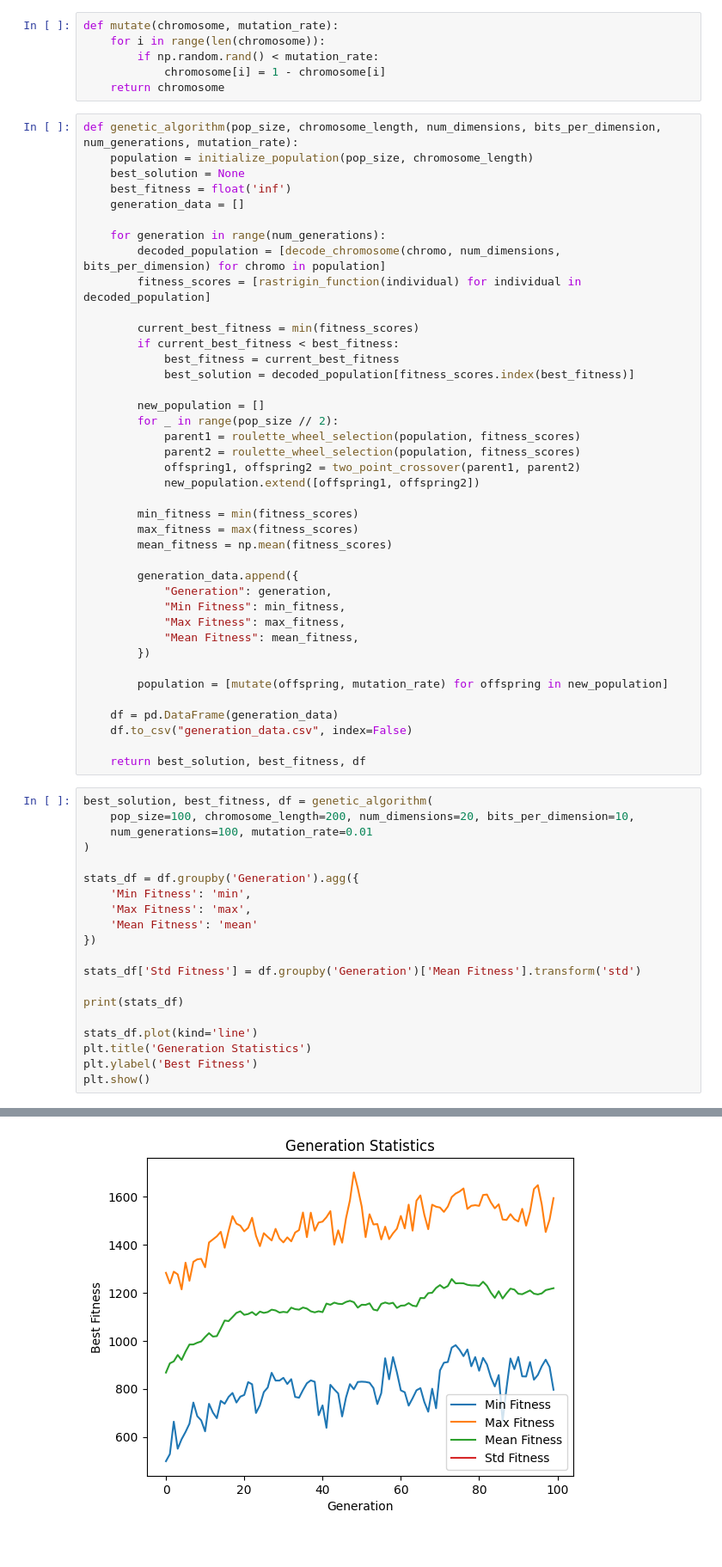
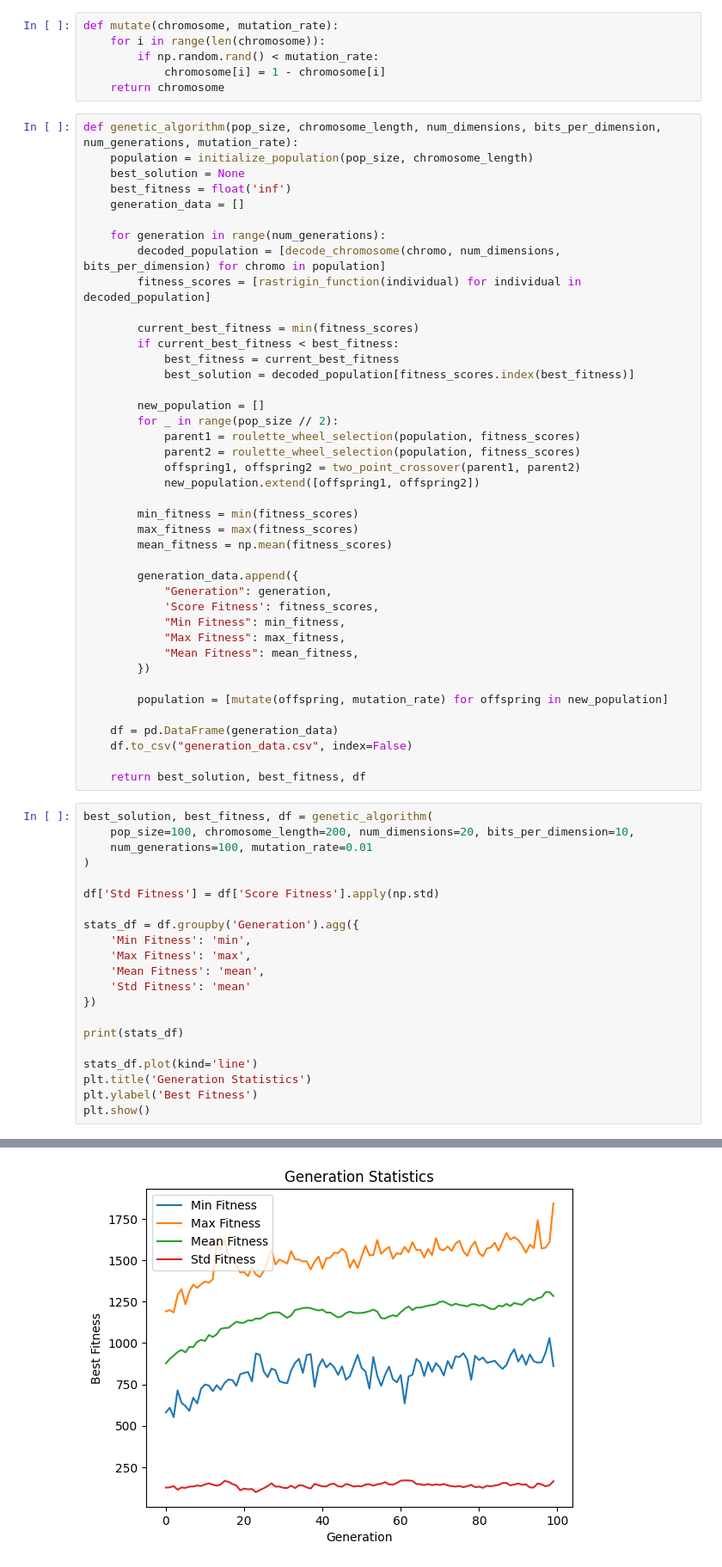
Before and after one commit to pedrxlz/inteligencia-artificial-av2, a Jupyter notebook: problema-dominio-continuo.ipynb, the cells around one changed output, grey strips where cells are left out. Shown at 86% size. Drawn from its saved outputs; the diff is of its cells as text.

Commit message:
Fix CSV data and Plot

```diff
--- a/problema-dominio-continuo.ipynb
+++ b/problema-dominio-continuo.ipynb
@@ -67,6 +67,7 @@ def genetic_algorithm(pop_size, chromosome_length, num_dimensions, bits_per_dime
 
         generation_data.append({
             "Generation": generation,
+            'Score Fitness': fitness_scores,
             "Min Fitness": min_fitness,
             "Max Fitness": max_fitness,
             "Mean Fitness": mean_fitness,
@@ -84,13 +85,14 @@ best_solution, best_fitness, df = genetic_algorithm(
     num_generations=100, mutation_rate=0.01
 )
 
+df['Std Fitness'] = df['Score Fitness'].apply(np.std)
+
 stats_df = df.groupby('Generation').agg({
     'Min Fitness': 'min',
     'Max Fitness': 'max',
-    'Mean Fitness': 'mean'
+    'Mean Fitness': 'mean',
+    'Std Fitness': 'mean'
 })
-
-stats_df['Std Fitness'] = df.groupby('Generation')['Mean Fitness'].transform('std')
 
 print(stats_df)
 
@@ -115,3 +117,3 @@ Generation
 
 [100 rows x 4 columns]
-[figure, old version]
+[figure, new version]
```
Also changed, not shown: parts of 1 cell of this notebook, 3 other files.
